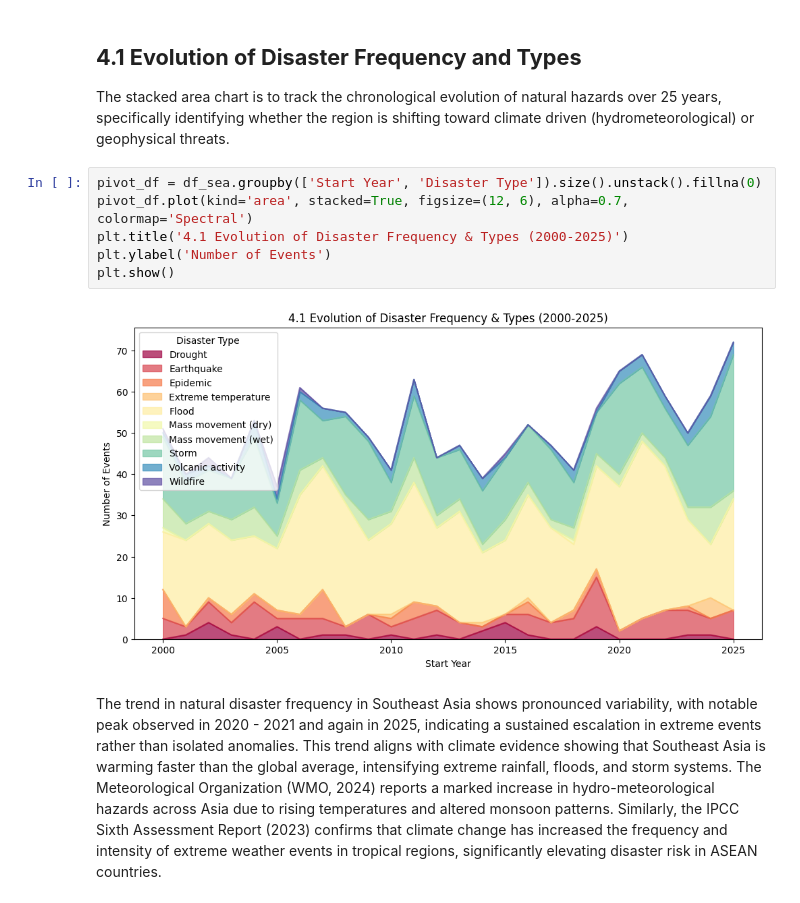
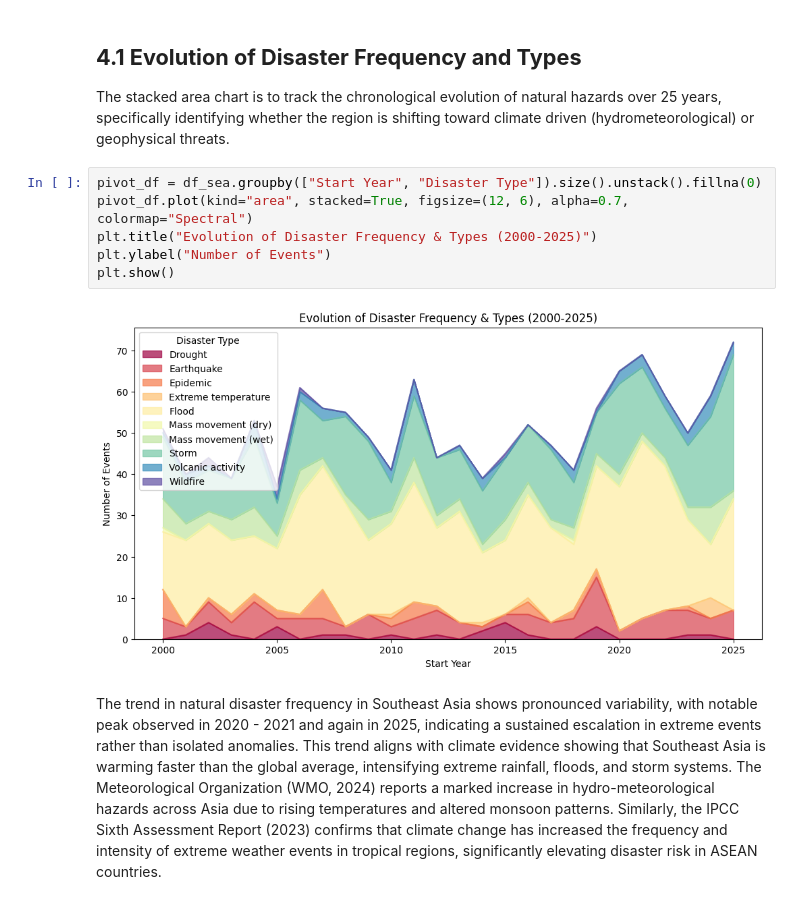
Before and after one commit to Rozieyati/Project_2_Data_Science, a Jupyter notebook: P166417_Impact_Analysis_of_Natural_Disasters_in_Asia.ipynb, the cells around one changed output. Drawn from its saved outputs; the diff is of its cells as text.

```diff
--- a/P166417_Impact_Analysis_of_Natural_Disasters_in_Asia.ipynb
+++ b/P166417_Impact_Analysis_of_Natural_Disasters_in_Asia.ipynb
@@ -319,13 +319,13 @@ The final audit shows that all null values have been successfully addressed. Thi
 
 The stacked area chart is to track the chronological evolution of natural hazards over 25 years, specifically identifying whether the region is shifting toward climate driven (hydrometeorological) or geophysical threats.
 # %%
-pivot_df = df_sea.groupby(['Start Year', 'Disaster Type']).size().unstack().fillna(0)
-pivot_df.plot(kind='area', stacked=True, figsize=(12, 6), alpha=0.7, colormap='Spectral')
-plt.title('4.1 Evolution of Disaster Frequency & Types (2000-2025)')
-plt.ylabel('Number of Events')
+pivot_df = df_sea.groupby(["Start Year", "Disaster Type"]).size().unstack().fillna(0)
+pivot_df.plot(kind="area", stacked=True, figsize=(12, 6), alpha=0.7, colormap="Spectral")
+plt.title("Evolution of Disaster Frequency & Types (2000-2025)")
+plt.ylabel("Number of Events")
 plt.show()
 # %% [output]
-[figure, old version]
+[figure, new version]
 # %% [markdown]
 The trend in natural disaster frequency in Southeast Asia shows pronounced variability, with notable peak observed in 2020 - 2021 and again in 2025, indicating a sustained escalation in extreme events rather than isolated anomalies. This trend aligns with climate evidence showing that Southeast Asia is warming faster than the global average, intensifying extreme rainfall, floods, and storm systems. The Meteorological Organization (WMO, 2024) reports a marked increase in hydro-meteorological hazards across Asia due to rising temperatures and altered monsoon patterns. Similarly, the IPCC Sixth Assessment Report (2023) confirms that climate change has increased the frequency and intensity of extreme weather events in tropical regions, significantly elevating disaster risk in ASEAN countries.
 
```
Also changed, not shown: parts of 29 cells of this notebook.
